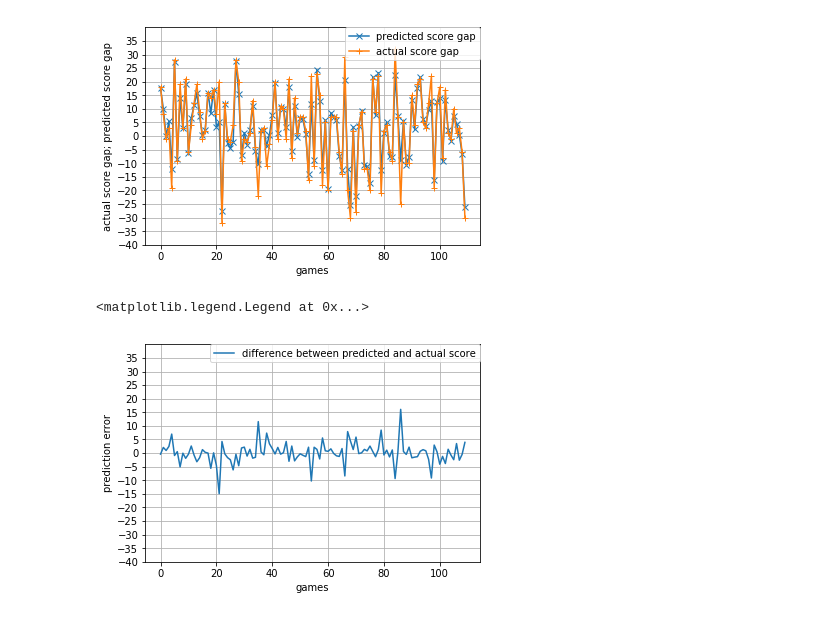
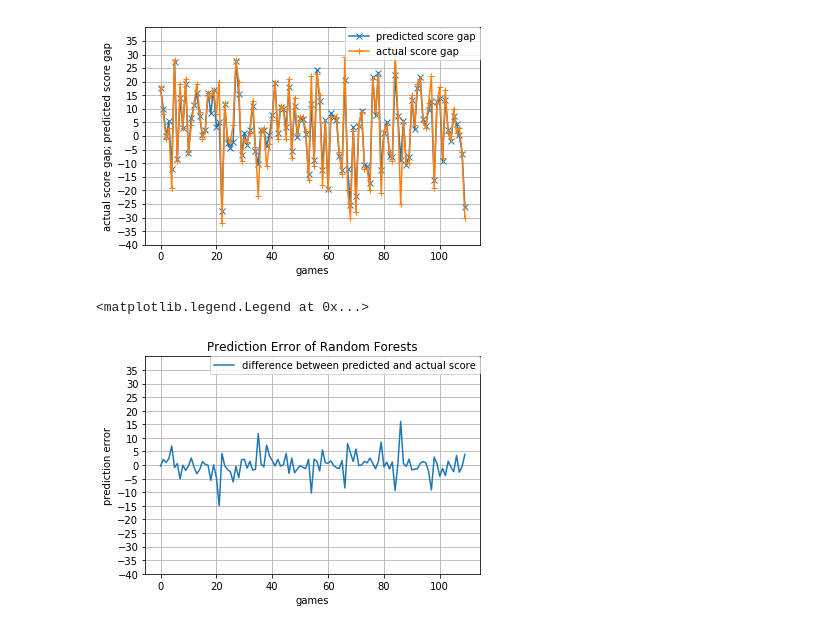
Before and after one commit to adabydee/unreal-madrid-project-1, a Jupyter notebook: random_forests.ipynb, the cells around one changed output. Saved outputs shown, nothing was run; the diff lists cells and outputs as text; code cells hidden in the pictures.

```diff
--- a/random_forests.ipynb
+++ b/random_forests.ipynb
@@ -89,20 +89,21 @@ plt.show()
 # %%
 # Visulization of prediction
 import matplotlib.pyplot as plt
 pred_list = list(pred)
 y_out_list = list(y_out)
 pred_actual_diff = [pred[i] - y_out[i] for i in range(len(pred))]
 pred_actual_diff = [float(x) for x in pred_actual_diff]
 fig, ax = plt.subplots()
 plt.xlabel('games')
 plt.ylabel('prediction error')
 yticks = range(-40,40,5)
 ax.set_yticks(yticks)
 ax.set_ylim([-40,40])
 x = list(range(len(out_of_sample)))
 plt.plot(x, pred_actual_diff, label="difference between predicted and actual score")
 plt.grid(True)
+plt.title("Prediction Error of Random Forests")
 plt.legend(bbox_to_anchor=(1.0, 1), loc=1, borderaxespad=0.)
 # %% [output]
 <matplotlib.legend.Legend at 0x...>
-[figure, old version]
+[figure, new version]
```
Also changed, not shown: 2 other files.
